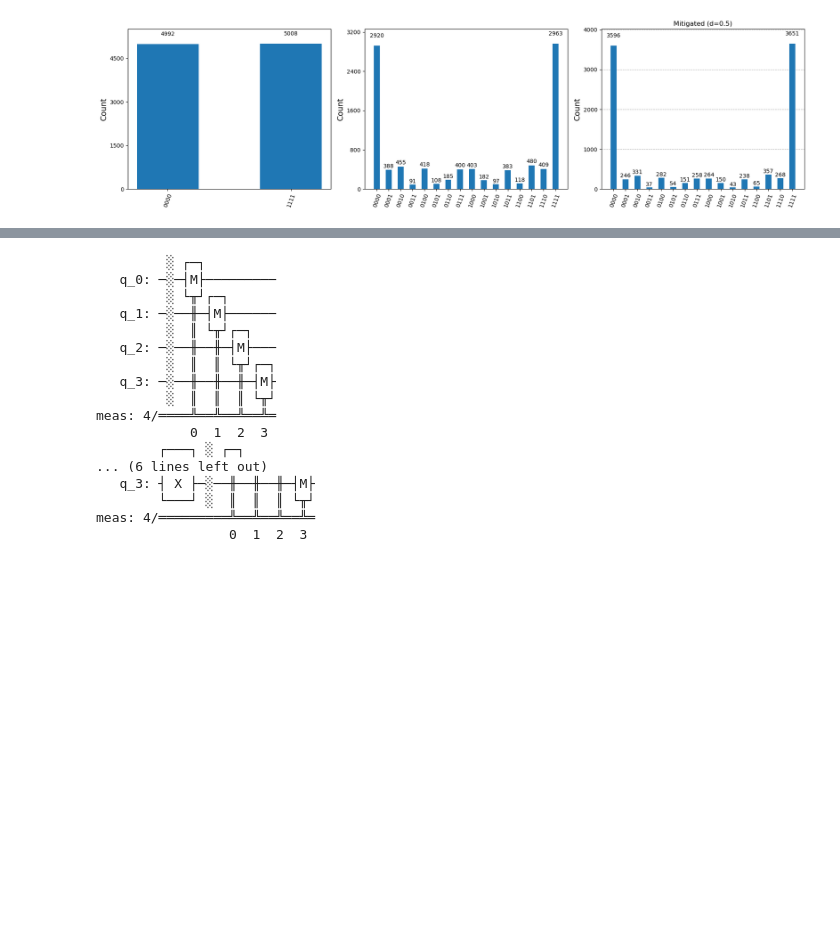
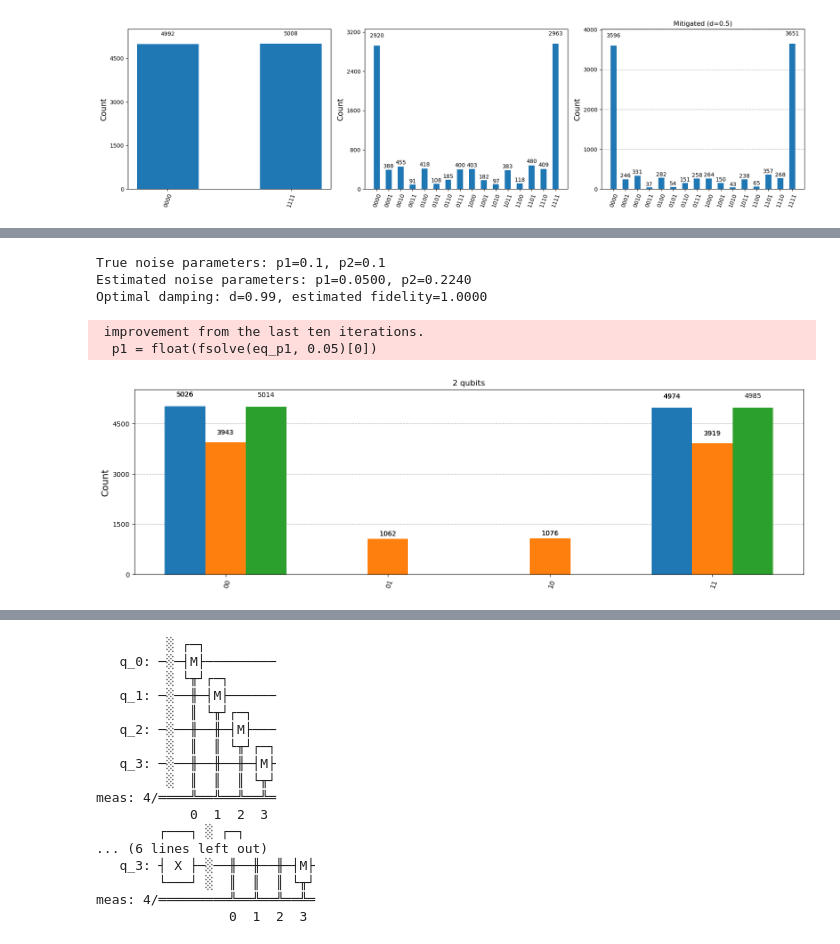
Before and after one commit to OnatAyldz/quantum_benchmark, a Jupyter notebook: error_mitigation_qiskit.ipynb, the cells around one changed output, grey strips where cells are left out. Saved outputs shown, nothing was run; the diff lists cells and outputs as text; code cells hidden in the pictures; blank space fills up the shorter version.

```diff
--- a/error_mitigation_qiskit.ipynb
+++ b/error_mitigation_qiskit.ipynb
@@ -567,0 +568,12 @@ Optimal damping: d=0.01, estimated fidelity=0.0618
+# %%
+fig, axs = plt.subplots(1, 1, figsize=(18, 5))
+n_input = 2
+ideal_counts, noisy_counts, mitigated_counts, p1_est, p2_est, damping, fidelity = run_experiment(n=n_input)
+plot_histogram([ideal_counts, noisy_counts, mitigated_counts], ax=axs, title = f"{n_input} qubits")
+# %% [output]
+True noise parameters: p1=0.1, p2=0.1
+Estimated noise parameters: p1=0.0500, p2=0.2240
+Optimal damping: d=0.99, estimated fidelity=1.0000
+ improvement from the last ten iterations.
+  p1 = float(fsolve(eq_p1, 0.05)[0])
+[figure, added]
```
Also changed, not shown: parts of 9 cells of this notebook.
